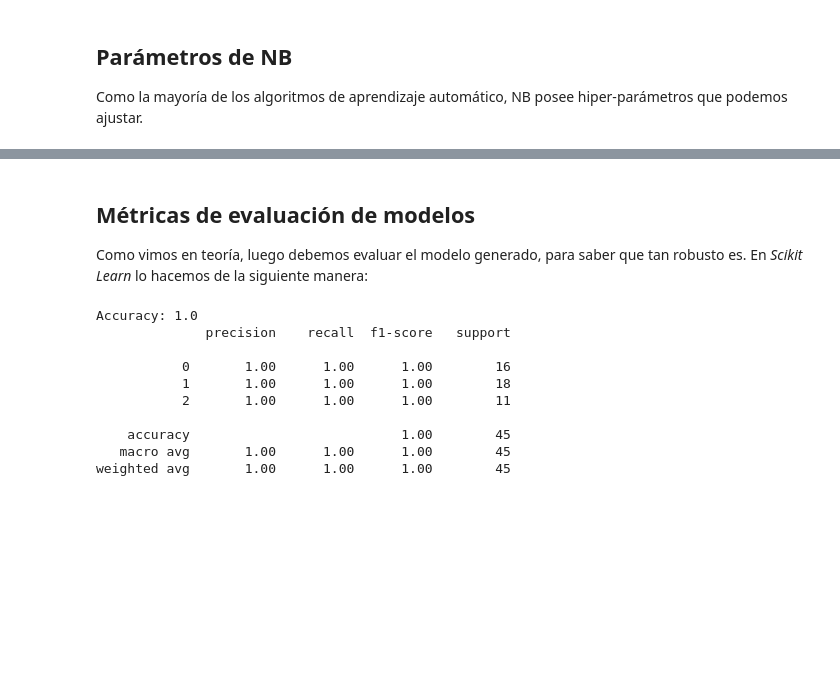
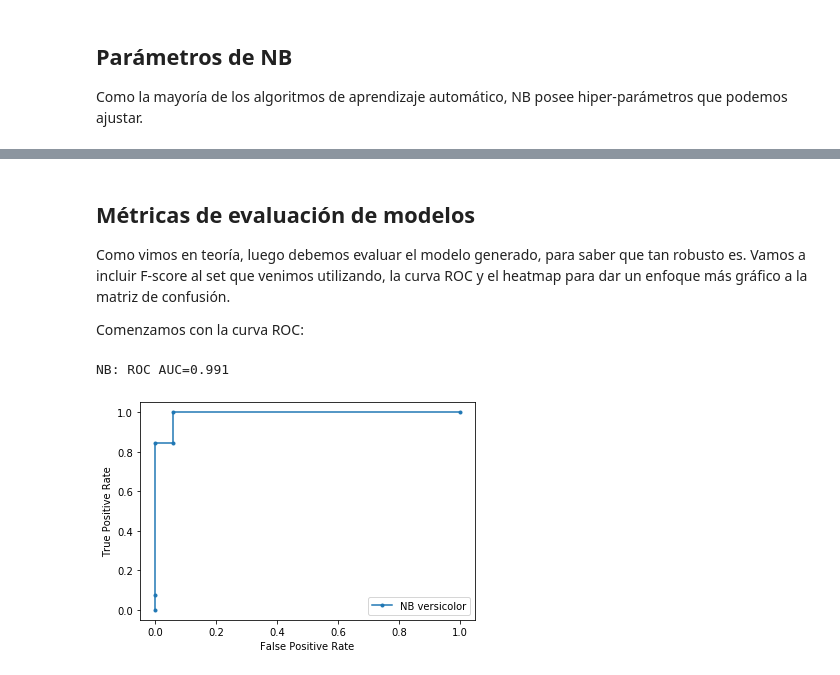
Before and after one commit to jumafernandez/BDM, a Jupyter notebook: Guias/Guia_Naive_Bayes.ipynb, the cells around one changed output, grey strips where cells are left out. Drawn from its saved outputs; the diff is of its cells as text; code cells hidden in the pictures; blank space fills up the shorter version.

```diff
--- a/Guias/Guia_Naive_Bayes.ipynb
+++ b/Guias/Guia_Naive_Bayes.ipynb
@@ -127,24 +185,52 @@ Accuracy: 1.0
 # %% [markdown]
 ## Métricas de evaluación de modelos
 
-Como vimos en teoría, luego debemos evaluar el modelo generado, para saber que tan robusto es. En _Scikit Learn_ lo hacemos de la siguiente manera:
+Como vimos en teoría, luego debemos evaluar el modelo generado, para saber que tan robusto es. Vamos a incluir F-score al set que venimos utilizando, la curva ROC y el heatmap para dar un enfoque más gráfico a la matriz de confusión.
+
+Comenzamos con la curva ROC:
-# %%
-#Importar el módulo metrics de scikit-learn
-from sklearn.metrics import roc_curve, auc, accuracy_score, classification_report
-
-# Vamos a testear el modelo
-print("Accuracy:",accuracy_score(y_test, y_pred))
-
-# Vemos un reporte de clasificación de varias métricas
-print(classification_report(y_test, y_pred))
-# %% [output]
-Accuracy: 1.0
-              precision    recall  f1-score   support
-
-           0       1.00      1.00      1.00        16
-           1       1.00      1.00      1.00        18
-           2       1.00      1.00      1.00        11
-
-    accuracy                           1.00        45
-   macro avg       1.00      1.00      1.00        45
-weighted avg       1.00      1.00      1.00        45
+# %%
+from sklearn.metrics import roc_curve
+from sklearn.metrics import roc_auc_score
+from matplotlib import pyplot
+from sklearn.preprocessing import label_binarize
+
+# Para la versión 0.22 de scikit-learn se incorpora el método plot_roc_curve
+# https://scikit-learn.org/dev/modules/generated/sklearn.metrics.plot_roc_curve.html
+# Por ahora, lo graficamos a mano con roc_auc_score
+
+# Seteo la clase a graficar (para iris entre 0-2)
+clase_elegida = 1
+
+# Me quedo con la clase elegida
+y = label_binarize(y_test, classes=[0, 1, 2])
+y_class = y[:,clase_elegida]
+
+# Calculo las probas para el test
+modelo_probas = modelo.predict_proba(x_test)
+
+# Me quedo con la proba para la clase elegida
+positivos_probas = modelo_probas[:,clase_elegida]
+
+# calculate scores
+lr_auc = roc_auc_score(y_class, positivos_probas)
+
+# summarize scores
+print('NB: ROC AUC=%.3f' % (lr_auc))
+
+# Calcula la curva ROC
+lr_fpr, lr_tpr, _ = roc_curve(y_class, positivos_probas)
+
+# Plotea
+pyplot.plot(lr_fpr, lr_tpr, marker='.', label='NB ' + iris.target_names[clase_elegida])
+
+# Nombres de los ejes
+pyplot.xlabel('False Positive Rate')
+pyplot.ylabel('True Positive Rate')
+
+# Muestra las leyendas
+pyplot.legend()
+# Plotea
+pyplot.show()
+# %% [output]
+NB: ROC AUC=0.991
+[figure, added]
```
Also changed, not shown: parts of 19 cells of this notebook.
